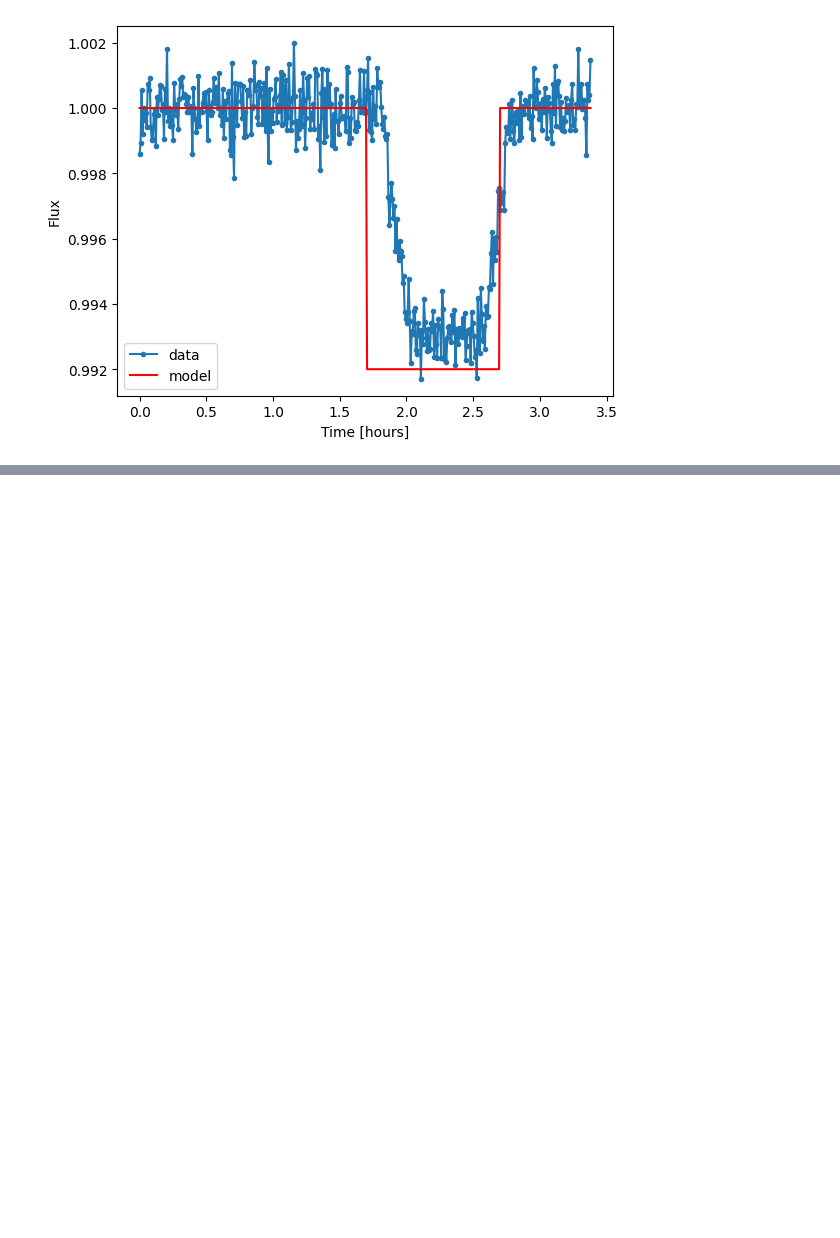
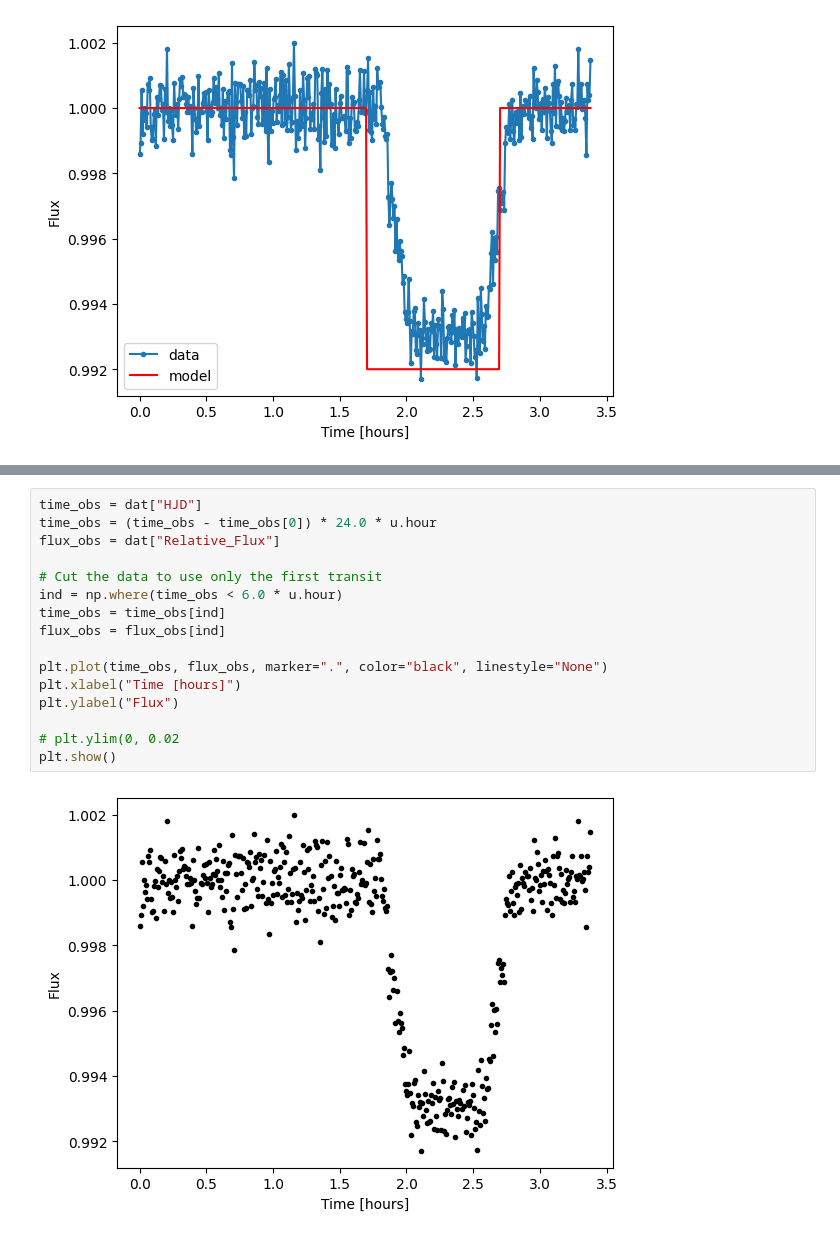
Before and after one commit to abdulom4/Astronomy, a Jupyter notebook: Transit.ipynb, the cells around one changed output, grey strips where cells are left out. Drawn from its saved outputs; the diff is of its cells as text; blank space fills up the shorter version.

```diff
--- a/Transit.ipynb
+++ b/Transit.ipynb
@@ -116,0 +135,18 @@ plt.show() # shows the plot
+# %%
+time_obs = dat["HJD"]
+time_obs = (time_obs - time_obs[0]) * 24.0 * u.hour
+flux_obs = dat["Relative_Flux"]
+
+# Cut the data to use only the first transit
+ind = np.where(time_obs < 6.0 * u.hour)
+time_obs = time_obs[ind]
+flux_obs = flux_obs[ind]
+
+plt.plot(time_obs, flux_obs, marker=".", color="black", linestyle="None")
+plt.xlabel("Time [hours]")
+plt.ylabel("Flux")
+
+# plt.ylim(0, 0.02
+plt.show()
+# %% [output]
+[figure, added]
```
Also changed, not shown: parts of 4 cells of this notebook.
